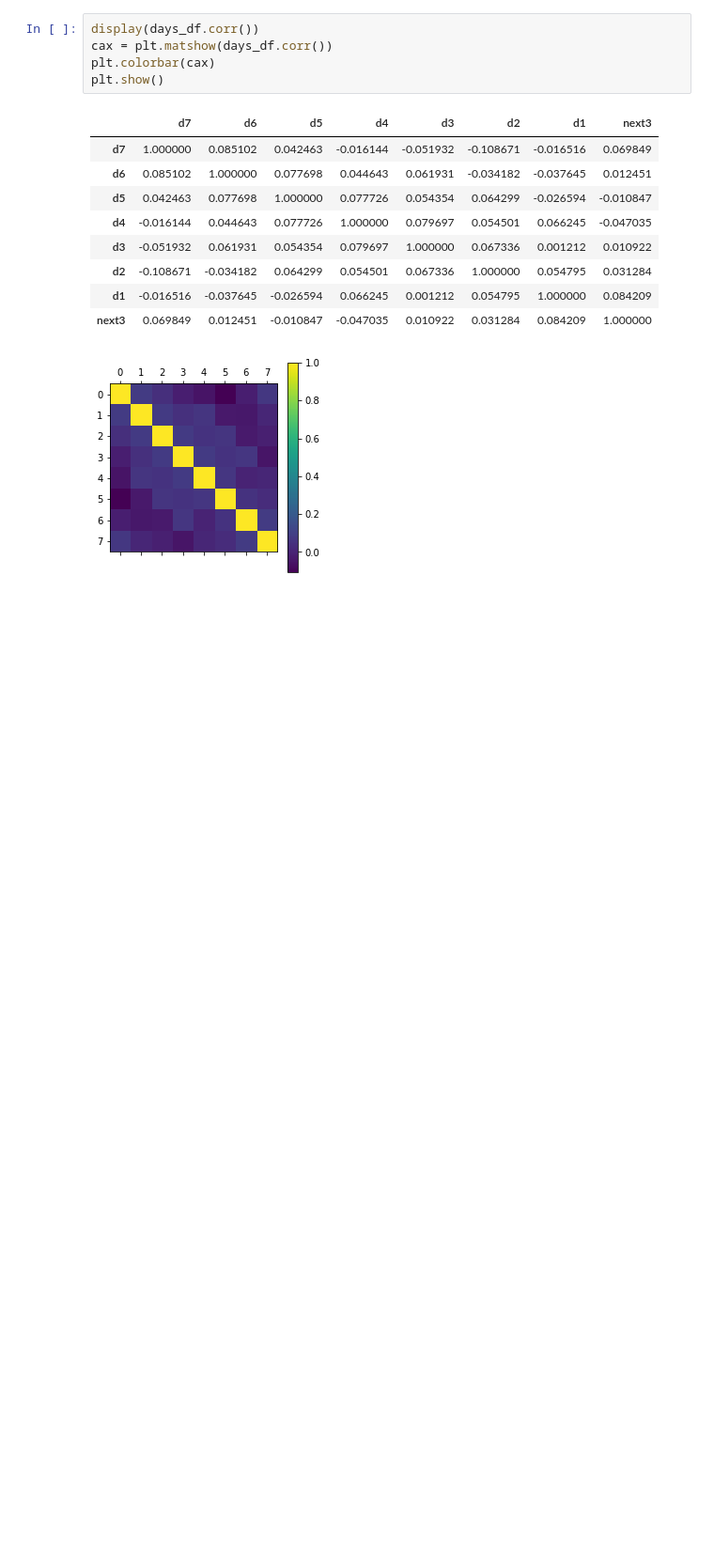
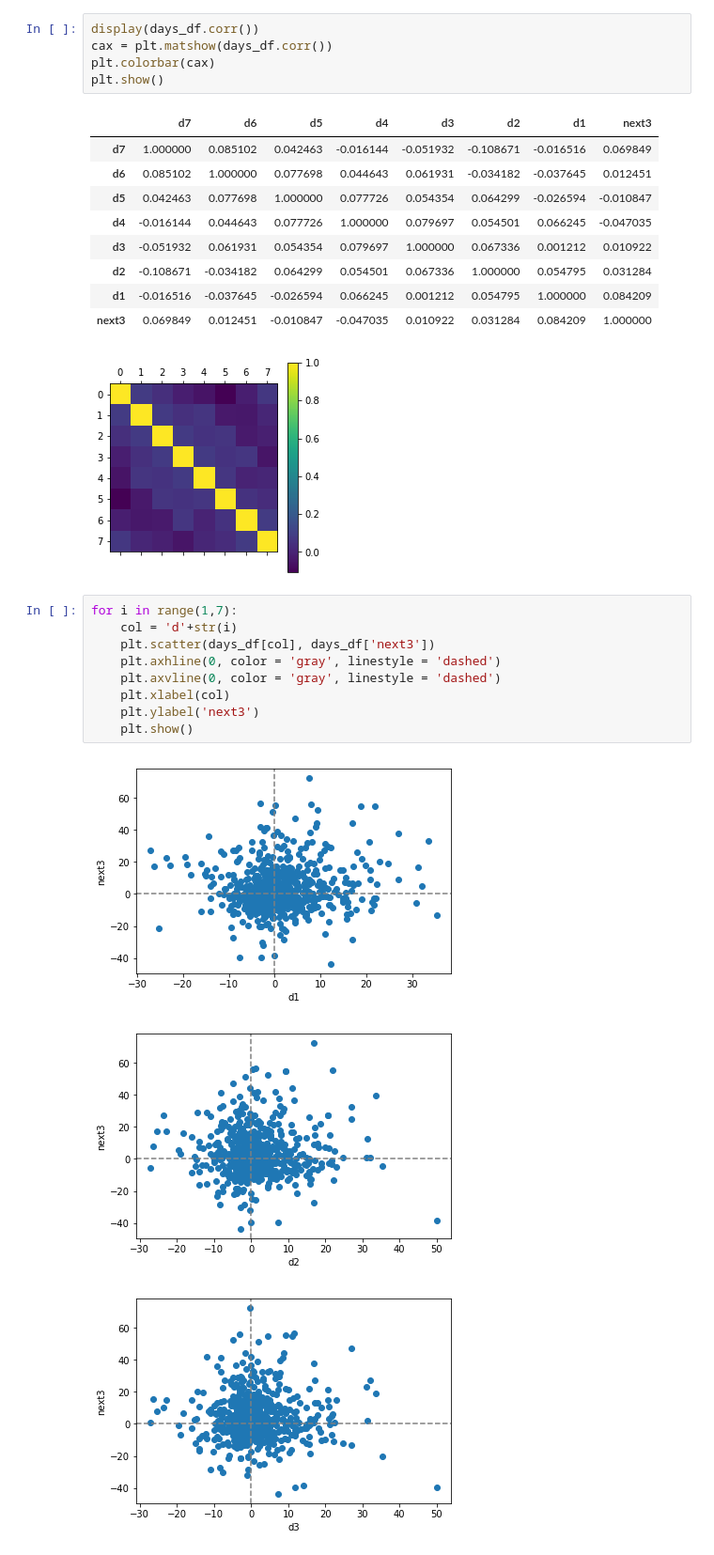
Before and after one commit to lzenczuk/ml_playground, a Jupyter notebook: cmc/CMC data manipulation.ipynb, the cells around one changed output. Shown: that part at 94% size. Drawn from its saved outputs; the diff is of its cells as text; blank space fills up the shorter version.

```diff
--- a/cmc/CMC data manipulation.ipynb
+++ b/cmc/CMC data manipulation.ipynb
@@ -144,3 +168,16 @@ plt.show()
 | d1 | -0.016516 | -0.037645 | -0.026594 | 0.066245 | 0.001212 | 0.054795 | 1.000000 | 0.084209 |
 | next3 | 0.069849 | 0.012451 | -0.010847 | -0.047035 | 0.010922 | 0.031284 | 0.084209 | 1.000000 |
 [figure]
+# %%
+for i in range(1,7):
+    col = 'd'+str(i)
+    plt.scatter(days_df[col], days_df['next3'])
+    plt.axhline(0, color = 'gray', linestyle = 'dashed')
+    plt.axvline(0, color = 'gray', linestyle = 'dashed')
+    plt.xlabel(col)
+    plt.ylabel('next3')
+    plt.show()
+# %% [output]
+[figure, added]
+[figure, added]
+[figure, added]
```
Also changed, not shown: parts of 7 cells of this notebook, 4 other files.
